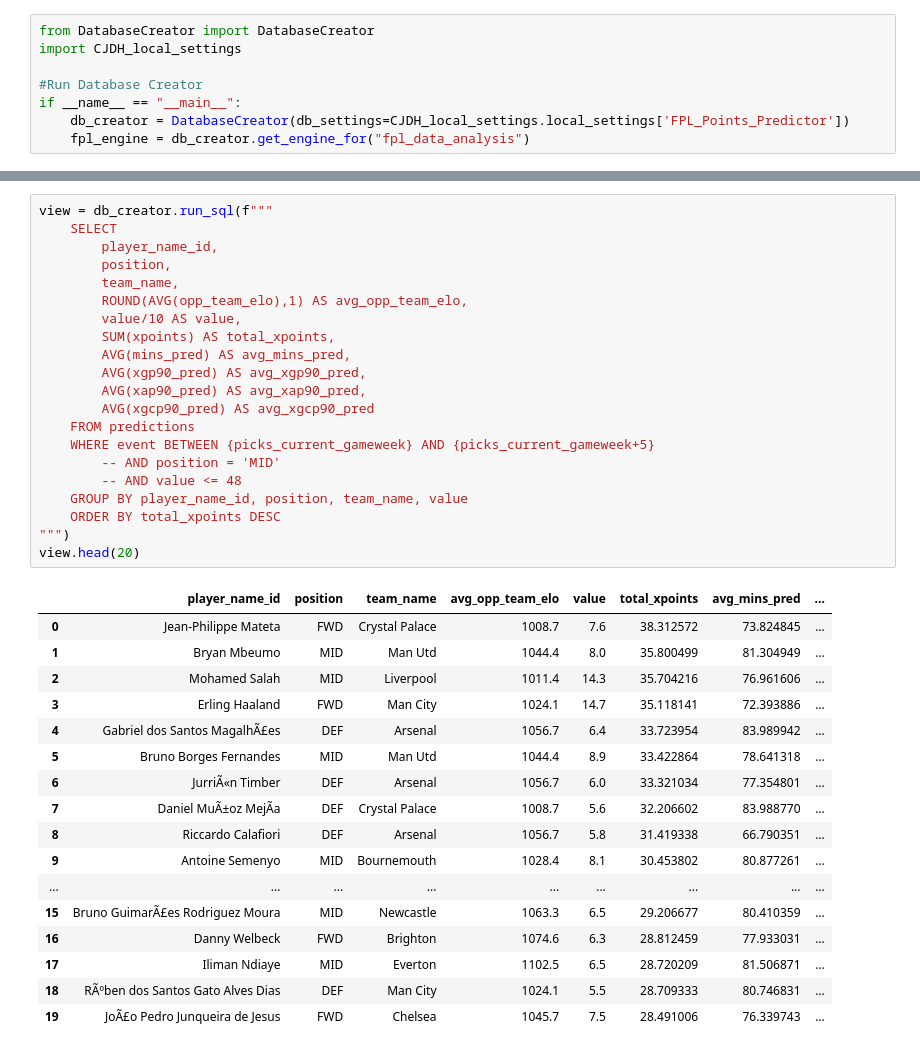
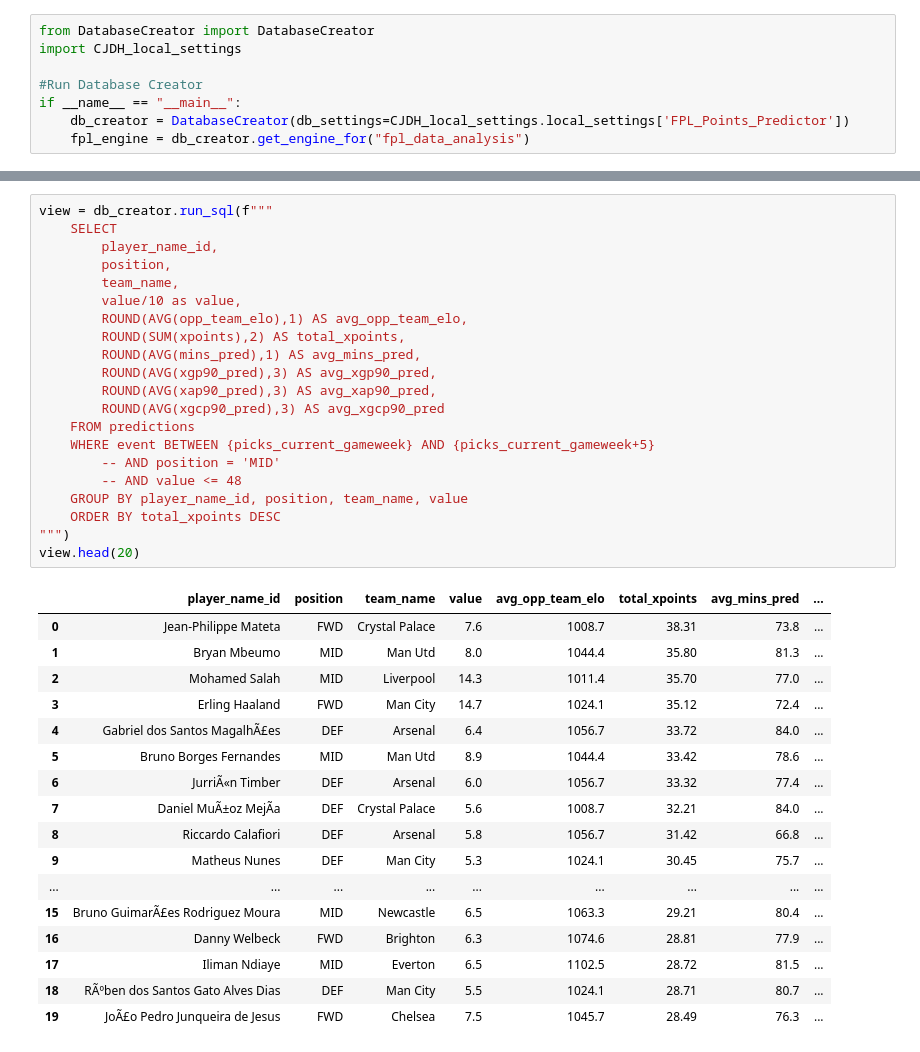
Before and after one commit to chrisimpacts/FPL-Points-Predictor, a Jupyter notebook: DIVX-Team-Analysis.ipynb, the cells around one changed output, grey strips where cells are left out. Saved outputs shown, nothing was run; the diff lists cells and outputs as text.

```diff
--- a/DIVX-Team-Analysis.ipynb
+++ b/DIVX-Team-Analysis.ipynb
@@ -19,39 +77,39 @@ current_season = 20252026
 # %%
 view = db_creator.run_sql(f"""
     SELECT
         player_name_id,
         position,
         team_name,
+        value/10 as value,
         ROUND(AVG(opp_team_elo),1) AS avg_opp_team_elo,
-        value/10 AS value,
-        SUM(xpoints) AS total_xpoints,
-        AVG(mins_pred) AS avg_mins_pred,
-        AVG(xgp90_pred) AS avg_xgp90_pred,
-        AVG(xap90_pred) AS avg_xap90_pred,
-        AVG(xgcp90_pred) AS avg_xgcp90_pred
+        ROUND(SUM(xpoints),2) AS total_xpoints,
+        ROUND(AVG(mins_pred),1) AS avg_mins_pred,
+        ROUND(AVG(xgp90_pred),3) AS avg_xgp90_pred,
+        ROUND(AVG(xap90_pred),3) AS avg_xap90_pred,
+        ROUND(AVG(xgcp90_pred),3) AS avg_xgcp90_pred
     FROM predictions
     WHERE event BETWEEN {picks_current_gameweek} AND {picks_current_gameweek+5}
         -- AND position = 'MID'
         -- AND value <= 48
     GROUP BY player_name_id, position, team_name, value
     ORDER BY total_xpoints DESC
 """)
 view.head(20)
 # %% [output]
-|  | player_name_id | position | team_name | avg_opp_team_elo | value | total_xpoints | avg_mins_pred | ... |
-| 0 | Jean-Philippe Mateta | FWD | Crystal Palace | 1008.7 | 7.6 | 38.312572 | 73.824845 | ... |
-| 1 | Bryan Mbeumo | MID | Man Utd | 1044.4 | 8.0 | 35.800499 | 81.304949 | ... |
-| 2 | Mohamed Salah | MID | Liverpool | 1011.4 | 14.3 | 35.704216 | 76.961606 | ... |
-| 3 | Erling Haaland | FWD | Man City | 1024.1 | 14.7 | 35.118141 | 72.393886 | ... |
-| 4 | Gabriel dos Santos MagalhÃ£es | DEF | Arsenal | 1056.7 | 6.4 | 33.723954 | 83.989942 | ... |
-| 5 | Bruno Borges Fernandes | MID | Man Utd | 1044.4 | 8.9 | 33.422864 | 78.641318 | ... |
-| 6 | JurriÃ«n Timber | DEF | Arsenal | 1056.7 | 6.0 | 33.321034 | 77.354801 | ... |
-| 7 | Daniel MuÃ±oz MejÃ­a | DEF | Crystal Palace | 1008.7 | 5.6 | 32.206602 | 83.988770 | ... |
-| 8 | Riccardo Calafiori | DEF | Arsenal | 1056.7 | 5.8 | 31.419338 | 66.790351 | ... |
-| 9 | Antoine Semenyo | MID | Bournemouth | 1028.4 | 8.1 | 30.453802 | 80.877261 | ... |
+|  | player_name_id | position | team_name | value | avg_opp_team_elo | total_xpoints | avg_mins_pred | ... |
+| 0 | Jean-Philippe Mateta | FWD | Crystal Palace | 7.6 | 1008.7 | 38.31 | 73.8 | ... |
+| 1 | Bryan Mbeumo | MID | Man Utd | 8.0 | 1044.4 | 35.80 | 81.3 | ... |
+| 2 | Mohamed Salah | MID | Liverpool | 14.3 | 1011.4 | 35.70 | 77.0 | ... |
+| 3 | Erling Haaland | FWD | Man City | 14.7 | 1024.1 | 35.12 | 72.4 | ... |
+| 4 | Gabriel dos Santos MagalhÃ£es | DEF | Arsenal | 6.4 | 1056.7 | 33.72 | 84.0 | ... |
+| 5 | Bruno Borges Fernandes | MID | Man Utd | 8.9 | 1044.4 | 33.42 | 78.6 | ... |
+| 6 | JurriÃ«n Timber | DEF | Arsenal | 6.0 | 1056.7 | 33.32 | 77.4 | ... |
+| 7 | Daniel MuÃ±oz MejÃ­a | DEF | Crystal Palace | 5.6 | 1008.7 | 32.21 | 84.0 | ... |
+| 8 | Riccardo Calafiori | DEF | Arsenal | 5.8 | 1056.7 | 31.42 | 66.8 | ... |
+| 9 | Matheus Nunes | DEF | Man City | 5.3 | 1024.1 | 30.45 | 75.7 | ... |
 | ... | ... | ... | ... | ... | ... | ... | ... | ... |
-| 15 | Bruno GuimarÃ£es Rodriguez Moura | MID | Newcastle | 1063.3 | 6.5 | 29.206677 | 80.410359 | ... |
-| 16 | Danny Welbeck | FWD | Brighton | 1074.6 | 6.3 | 28.812459 | 77.933031 | ... |
-| 17 | Iliman Ndiaye | MID | Everton | 1102.5 | 6.5 | 28.720209 | 81.506871 | ... |
-| 18 | RÃºben dos Santos Gato Alves Dias | DEF | Man City | 1024.1 | 5.5 | 28.709333 | 80.746831 | ... |
-| 19 | JoÃ£o Pedro Junqueira de Jesus | FWD | Chelsea | 1045.7 | 7.5 | 28.491006 | 76.339743 | ... |
+| 15 | Bruno GuimarÃ£es Rodriguez Moura | MID | Newcastle | 6.5 | 1063.3 | 29.21 | 80.4 | ... |
+| 16 | Danny Welbeck | FWD | Brighton | 6.3 | 1074.6 | 28.81 | 77.9 | ... |
+| 17 | Iliman Ndiaye | MID | Everton | 6.5 | 1102.5 | 28.72 | 81.5 | ... |
+| 18 | RÃºben dos Santos Gato Alves Dias | DEF | Man City | 5.5 | 1024.1 | 28.71 | 80.7 | ... |
+| 19 | JoÃ£o Pedro Junqueira de Jesus | FWD | Chelsea | 7.5 | 1045.7 | 28.49 | 76.3 | ... |
```
Also changed, not shown: parts of 14 cells of this notebook, 4 other files.
